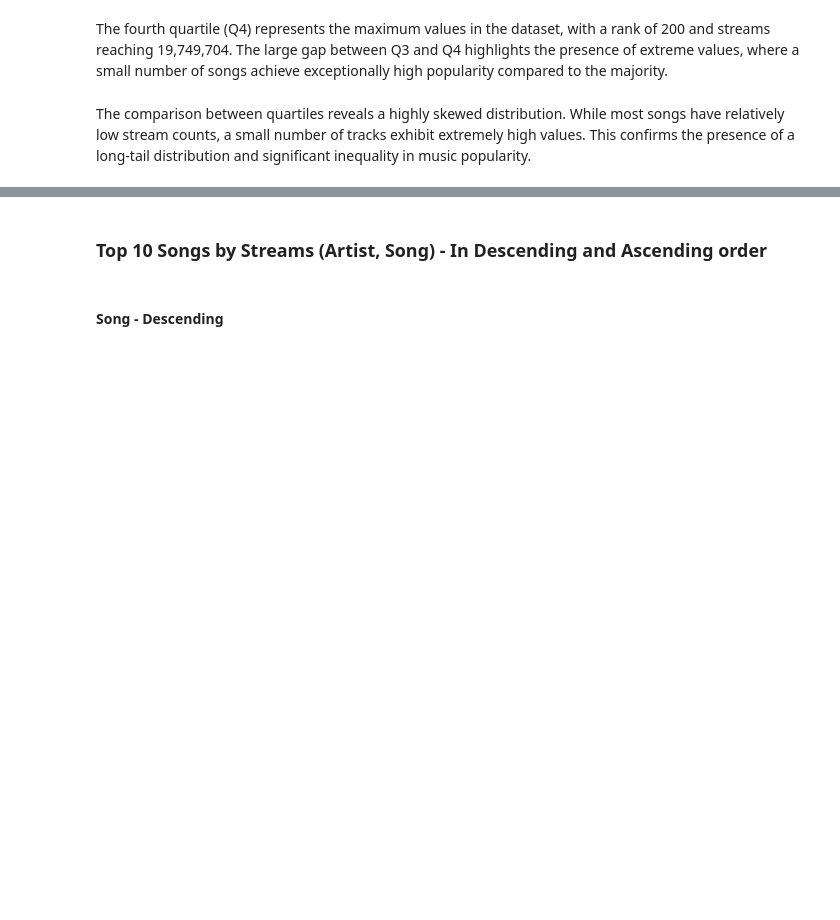
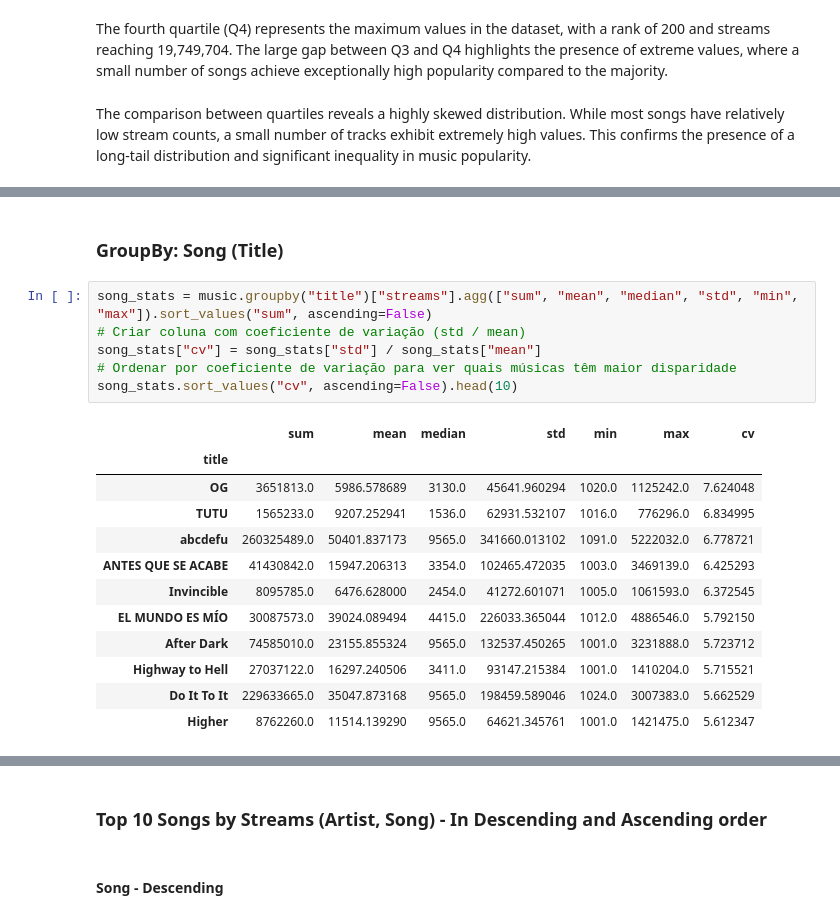
Before and after one commit to NastyaGolovina/Music_Recommendations_Dashboard, a Jupyter notebook: main_notebook.ipynb, the cells around one changed output, grey strips where cells are left out. Saved outputs shown, nothing was run; the diff lists cells and outputs as text; blank space fills up the shorter version.

Commit message:
Add groupby analyses: artist, song, region and region-artist insights with statistical summaries and interpretations

```diff
--- a/main_notebook.ipynb
+++ b/main_notebook.ipynb
@@ -152,0 +180,21 @@ The comparison between quartiles reveals a highly skewed distribution. While mos
+# %% [markdown]
+### GroupBy: Song (Title)
+# %%
+song_stats = music.groupby("title")["streams"].agg(["sum", "mean", "median", "std", "min", "max"]).sort_values("sum", ascending=False)
+# Criar coluna com coeficiente de variação (std / mean)
+song_stats["cv"] = song_stats["std"] / song_stats["mean"]
+# Ordenar por coeficiente de variação para ver quais músicas têm maior disparidade
+song_stats.sort_values("cv", ascending=False).head(10)
+# %% [output]
+|  | sum | mean | median | std | min | max | cv |
+| title |  |  |  |  |  |  |  |
+| OG | 3651813.0 | 5986.578689 | 3130.0 | 45641.960294 | 1020.0 | 1125242.0 | 7.624048 |
+| TUTU | 1565233.0 | 9207.252941 | 1536.0 | 62931.532107 | 1016.0 | 776296.0 | 6.834995 |
+| abcdefu | 260325489.0 | 50401.837173 | 9565.0 | 341660.013102 | 1091.0 | 5222032.0 | 6.778721 |
+| ANTES QUE SE ACABE | 41430842.0 | 15947.206313 | 3354.0 | 102465.472035 | 1003.0 | 3469139.0 | 6.425293 |
+| Invincible | 8095785.0 | 6476.628000 | 2454.0 | 41272.601071 | 1005.0 | 1061593.0 | 6.372545 |
+| EL MUNDO ES MÍO | 30087573.0 | 39024.089494 | 4415.0 | 226033.365044 | 1012.0 | 4886546.0 | 5.792150 |
+| After Dark | 74585010.0 | 23155.855324 | 9565.0 | 132537.450265 | 1001.0 | 3231888.0 | 5.723712 |
+| Highway to Hell | 27037122.0 | 16297.240506 | 3411.0 | 93147.215384 | 1001.0 | 1410204.0 | 5.715521 |
+| Do It To It | 229633665.0 | 35047.873168 | 9565.0 | 198459.589046 | 1024.0 | 3007383.0 | 5.662529 |
+| Higher | 8762260.0 | 11514.139290 | 9565.0 | 64621.345761 | 1001.0 | 1421475.0 | 5.612347 |
```
Also changed, not shown: parts of 11 cells of this notebook.
